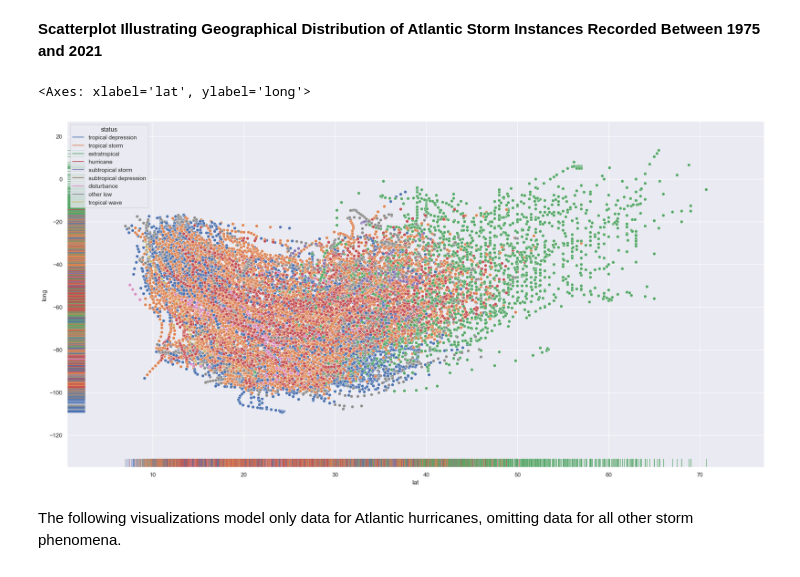
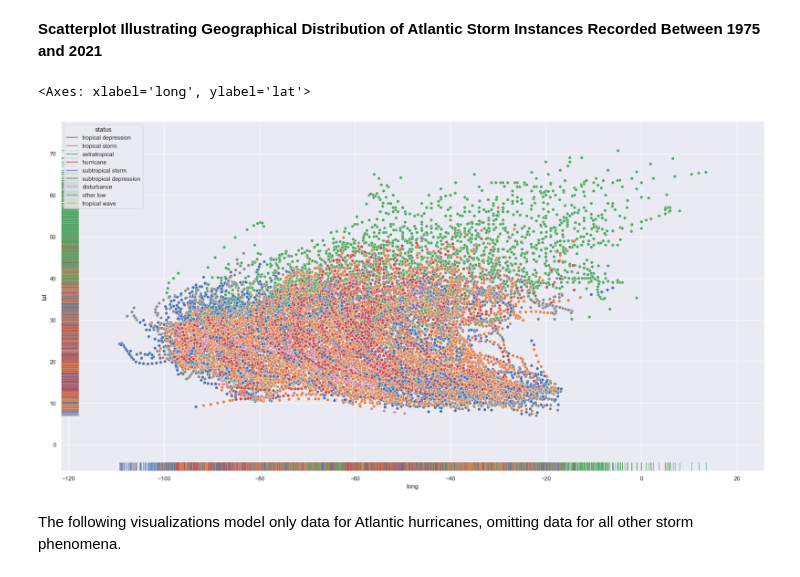
Before and after one commit to tahiyatchy/Visualizing-Atlantic-Hurricane-Trends, a Jupyter notebook: ITCS3162-Project1.ipynb, the cells around one changed output. Drawn from its saved outputs; the diff is of its cells as text; code cells hidden in the pictures.

```diff
--- a/ITCS3162-Project1.ipynb
+++ b/ITCS3162-Project1.ipynb
@@ -152,11 +154,11 @@ The frequency of the storms in relation to one another has been thoroughly model
 **Scatterplot Illustrating Geographical Distribution of Atlantic Storm Instances Recorded Between 1975 and 2021**
 # %%
 plt.rcParams['figure.figsize']=(24,12)
-sns.scatterplot(data=df, x='lat',y='long',hue='status')
-sns.rugplot(data=df, x='lat',y='long',hue='status')
+sns.scatterplot(data=df, x='long',y='lat',hue='status')
+sns.rugplot(data=df, x='long',y='lat',hue='status')
 # %% [output]
-<Axes: xlabel='lat', ylabel='long'>
+<Axes: xlabel='long', ylabel='lat'>
-[figure, old version]
+[figure, new version]
 # %% [markdown]
 The following visualizations model only data for Atlantic hurricanes, omitting data for all other storm phenomena.
 # %%
```
Also changed, not shown: parts of 6 cells of this notebook, 1 other file.
